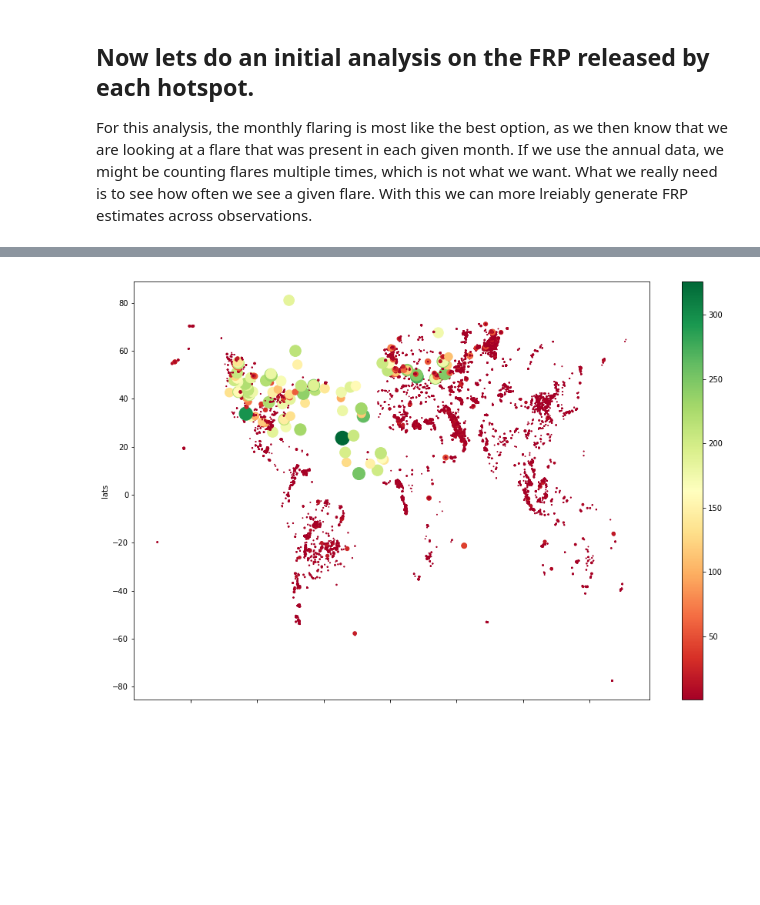
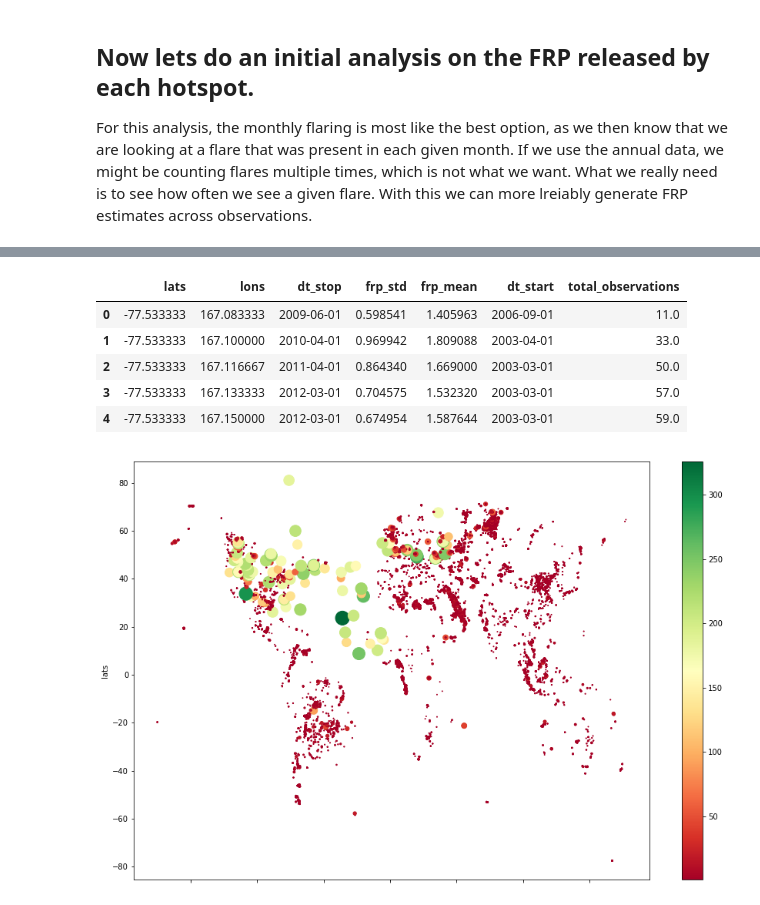
Before and after one commit to dnf0/kcl-globalgasflaring, a Jupyter notebook: notebooks/Global Gas Flaring Analysis.ipynb, the cells around one changed output, grey strips where cells are left out. Saved outputs shown, nothing was run; the diff lists cells and outputs as text; code cells hidden in the pictures; blank space fills up the shorter version.

```diff
--- a/notebooks/Global Gas Flaring Analysis.ipynb
+++ b/notebooks/Global Gas Flaring Analysis.ipynb
@@ -199,5 +208,14 @@ grouped.head()
 # %%
 grouped.reset_index(inplace=True)
+# %%
+grouped.head()
+# %% [output]
+|  | lats | lons | dt_stop | frp_std | frp_mean | dt_start | total_observations |
+| 0 | -77.533333 | 167.083333 | 2009-06-01 | 0.598541 | 1.405963 | 2006-09-01 | 11.0 |
+| 1 | -77.533333 | 167.100000 | 2010-04-01 | 0.969942 | 1.809088 | 2003-04-01 | 33.0 |
+| 2 | -77.533333 | 167.116667 | 2011-04-01 | 0.864340 | 1.669000 | 2003-03-01 | 50.0 |
+| 3 | -77.533333 | 167.133333 | 2012-03-01 | 0.704575 | 1.532320 | 2003-03-01 | 57.0 |
+| 4 | -77.533333 | 167.150000 | 2012-03-01 | 0.674954 | 1.587644 | 2003-03-01 | 59.0 |
 # %%
 grouped.plot(kind='scatter', x='lons', y='lats',s=grouped.frp_mean,
              c=grouped.frp_mean, cmap=plt.cm.RdYlGn, figsize=(15,10))
```
Also changed, not shown: parts of 9 cells of this notebook, 2 other files.
